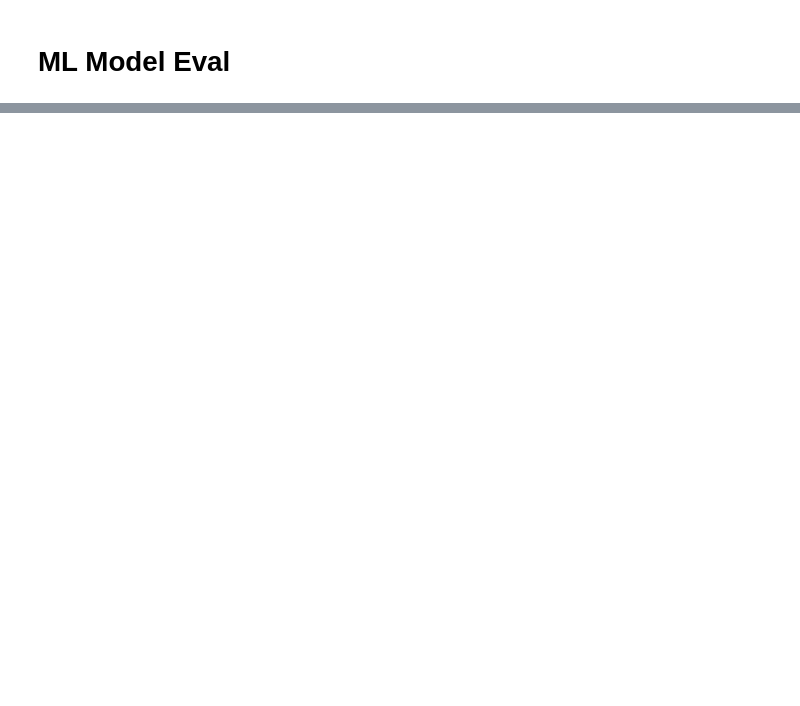
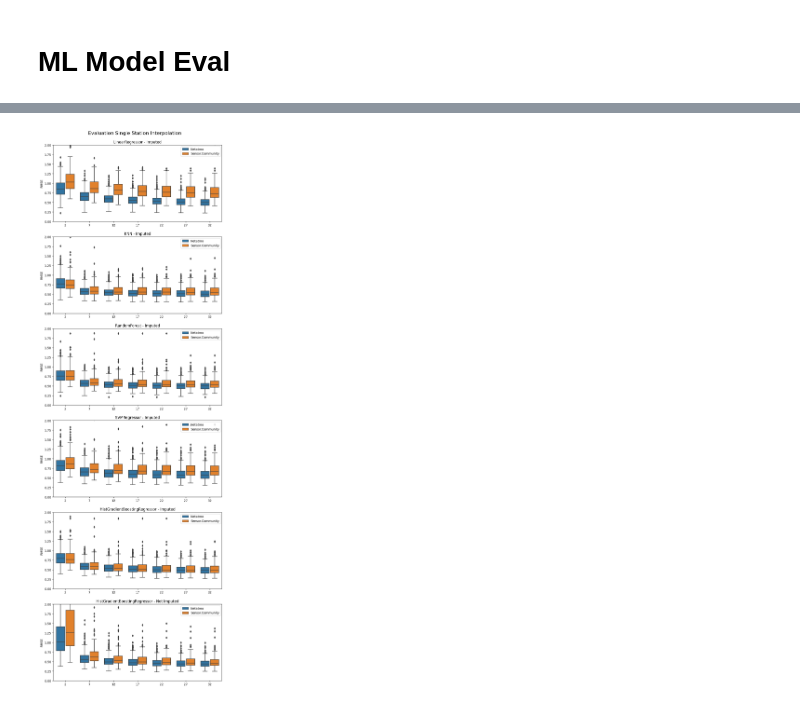
Before and after one commit to IanBuck-dev/master-thesis-data-science, a Jupyter notebook: point-interpolation.ipynb, the cells around one changed output, grey strips where cells are left out. Cells and saved outputs as stored; diff of their text form; code cells hidden in the pictures; blank space fills up the shorter version.

```diff
--- a/point-interpolation.ipynb
+++ b/point-interpolation.ipynb
@@ -394,3 +638,50 @@ with pd.option_context('display.max_rows', None, 'display.max_columns', None):
+# %%
+import seaborn as sns
+import matplotlib.pyplot as plt
+import pandas as pd
+import numpy as np
+
+# Scatter plot of evaluation errors by number of neighbours
+color_palette = sns.color_palette('tab10')
+
+fig, axs = plt.subplots(6, 1, figsize=(10, 32))
+fig.suptitle(F'Evaluation Single Station Interpolation', fontsize=16, y=0.90)
+
+def plot_eval_for_regressor(regressor_type, is_imputed, ax):
+    grouped_df = eval_df[(eval_df['regressor_type'] == regressor_type) & (eval_df['is_imputed'] == is_imputed)]
+
+    # Set the 'hue' parameter in each lineplot call to differentiate the lines based on the 'hue' value
+    sns.boxplot(data=grouped_df, x='n_neighbours', y='RMSE', hue="provider", ax=ax)
+
+    ax.set_xlabel(None)
+    ax.legend(loc='upper right')
+    # ax[0].set_ybound()
+
+for entry in [("LinearRegressor", True, 0), ("KNN", True, 1), ("RandomForest", True, 2), ("SVMRegressor", True, 3), ("HistGradientBoostingRegressor", True, 4), ("HistGradientBoostingRegressor", False, 5)]:
+    regr_type = entry[0]
+    is_imputed = entry[1]
+    ax_idx = entry[2]
+    ax = axs[ax_idx]
+
+    ax.set_ylim(0, 2)
+
+    if is_imputed:
+        ax.set_title(f'{regr_type} - Imputed')
+    else:
+        ax.set_title(f'{regr_type} - Not Imputed')
+
+    plot_eval_for_regressor(regr_type, is_imputed, ax)
+
+axs[5]
+
+adjust_box_widths(fig, 0.9)
+plt.legend(loc='upper right')
+plt.show()
+
+# both into one subplot side by side
+# legend - Netatmo Hamburg, Sensor.Community Stuttgart (two colors)
+# %% [output]
+[figure, added]
 # %%
 import seaborn as sns
 
```
Also changed, not shown: parts of 18 cells of this notebook.
